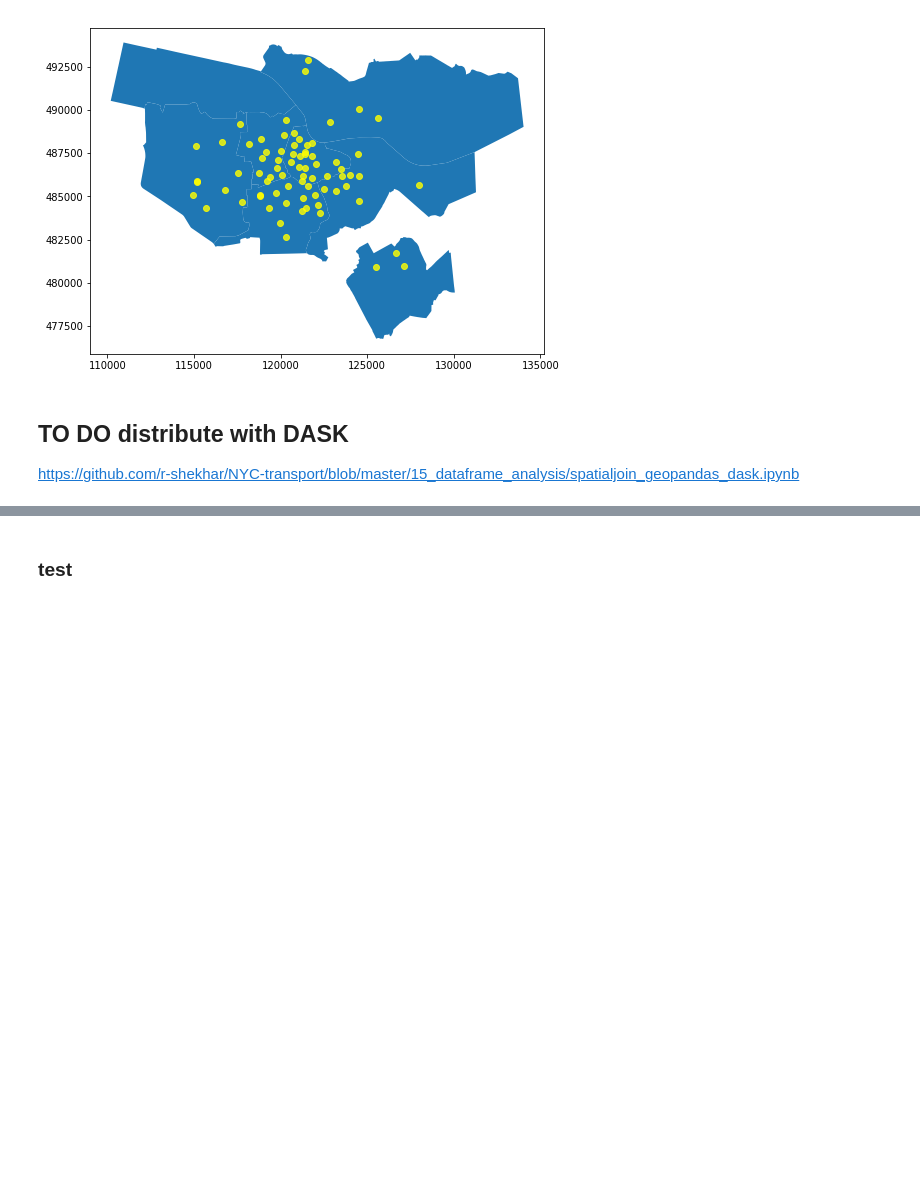
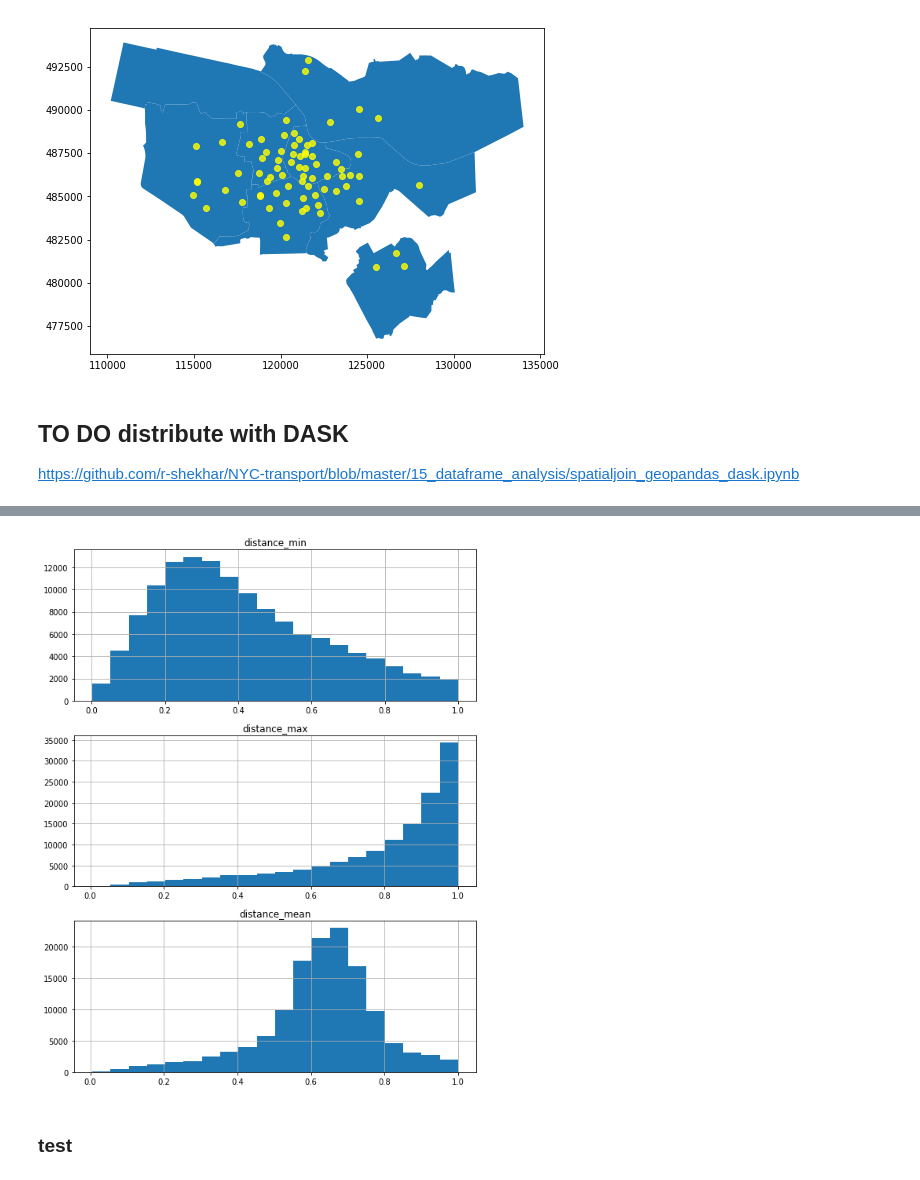
Before and after one commit to rmania/distance_matrix_datapipeline, a Jupyter notebook: munge/distance_test.ipynb, the cells around one changed output, grey strips where cells are left out. Saved outputs shown, nothing was run; the diff lists cells and outputs as text; code cells hidden in the pictures; blank space fills up the shorter version.

```diff
--- a/munge/distance_test.ipynb
+++ b/munge/distance_test.ipynb
@@ -143,2 +158,3 @@ shape sub_df 1 = (9782, 5)
 # %%
-test = pd.concat(test, axis=0)
+t = pd.concat(test, axis=0)
+t = t.rename(columns={0: 'zaak_id'})
@@ -150,0 +171,5 @@ test[test.cluster_toewijzing == '154156']
+# %%
+import numpy as np
+f = {'distance':['min', 'max', 'mean']}
+dist = t.groupby(['cluster_toewijzing', 'zaak_id']).agg(f).reset_index()
+dist.columns = [f'{i}_{j}' if j != '' else f'{i}' for i,j in dist.columns]
@@ -150,0 +188,3 @@ test[test.cluster_toewijzing == '154156']
+# %%
+keep_cols = ['stadsdeel','cl_type','cluster_toewijzing', 'geometry']
+test2 = pd.merge(df[keep_cols], dist, on = ['cluster_toewijzing'], how='left', indicator=True)
@@ -151,3 +212,16 @@ test[test.cluster_toewijzing == '154156']
+# %%
+for col in ['distance_min', 'distance_max', 'distance_mean']:
+    test2[col] = test2[col].fillna(2)
+# %%
+num_cols = ['distance_min', 'distance_max', 'distance_mean']
+fig, ax = plt.subplots(len(num_cols), 1, figsize= [8,10])
+
+for i, col in enumerate(test2[num_cols].columns):
+    test2.query("distance_min != 2")[col].dropna().hist(bins=20, ax=ax[i])
+    ax[i].set_title(col)
+plt.tight_layout()
+# %% [output]
+[figure, added]
 # %% [markdown]
 ### test
 # %%
```
Also changed, not shown: parts of 22 cells of this notebook.
